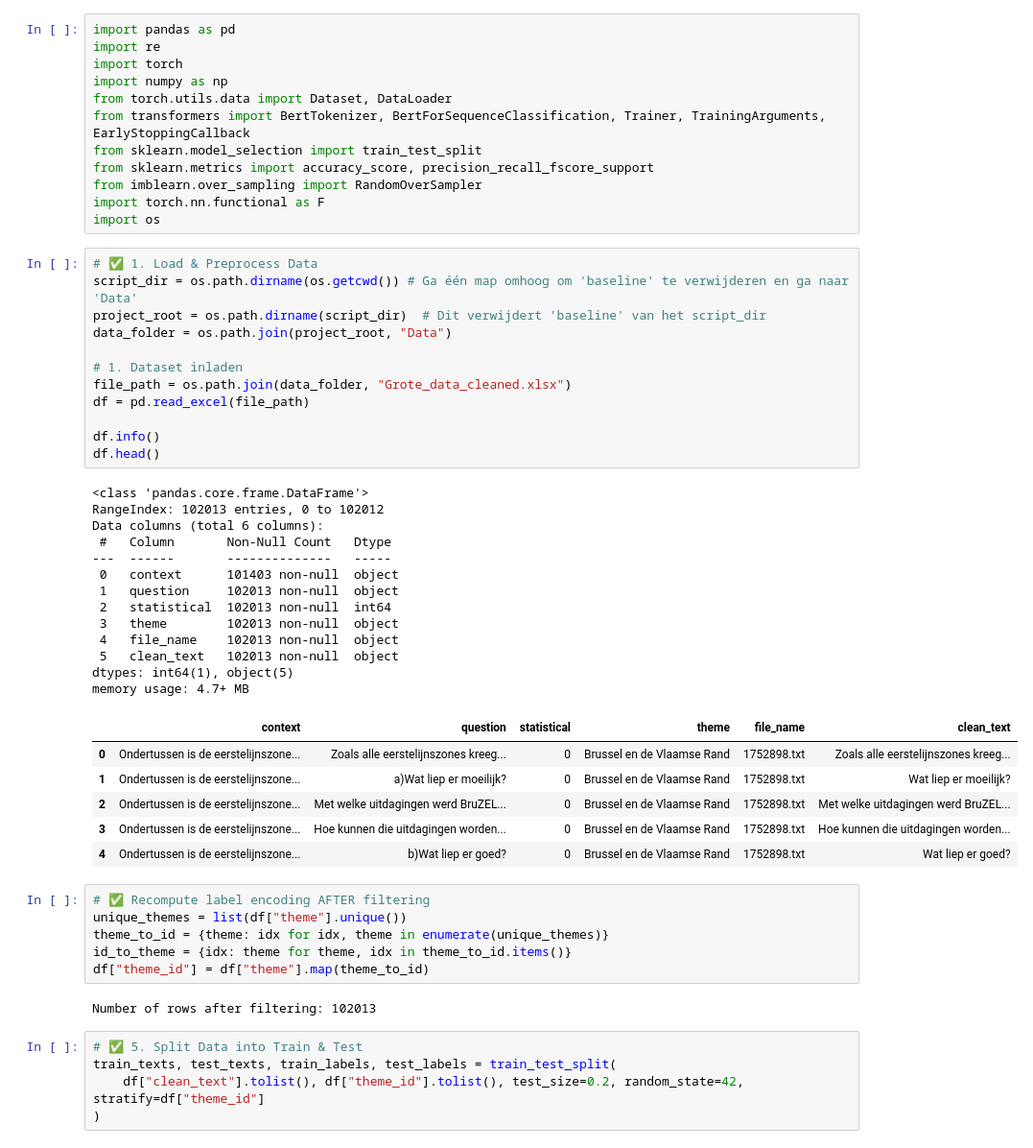
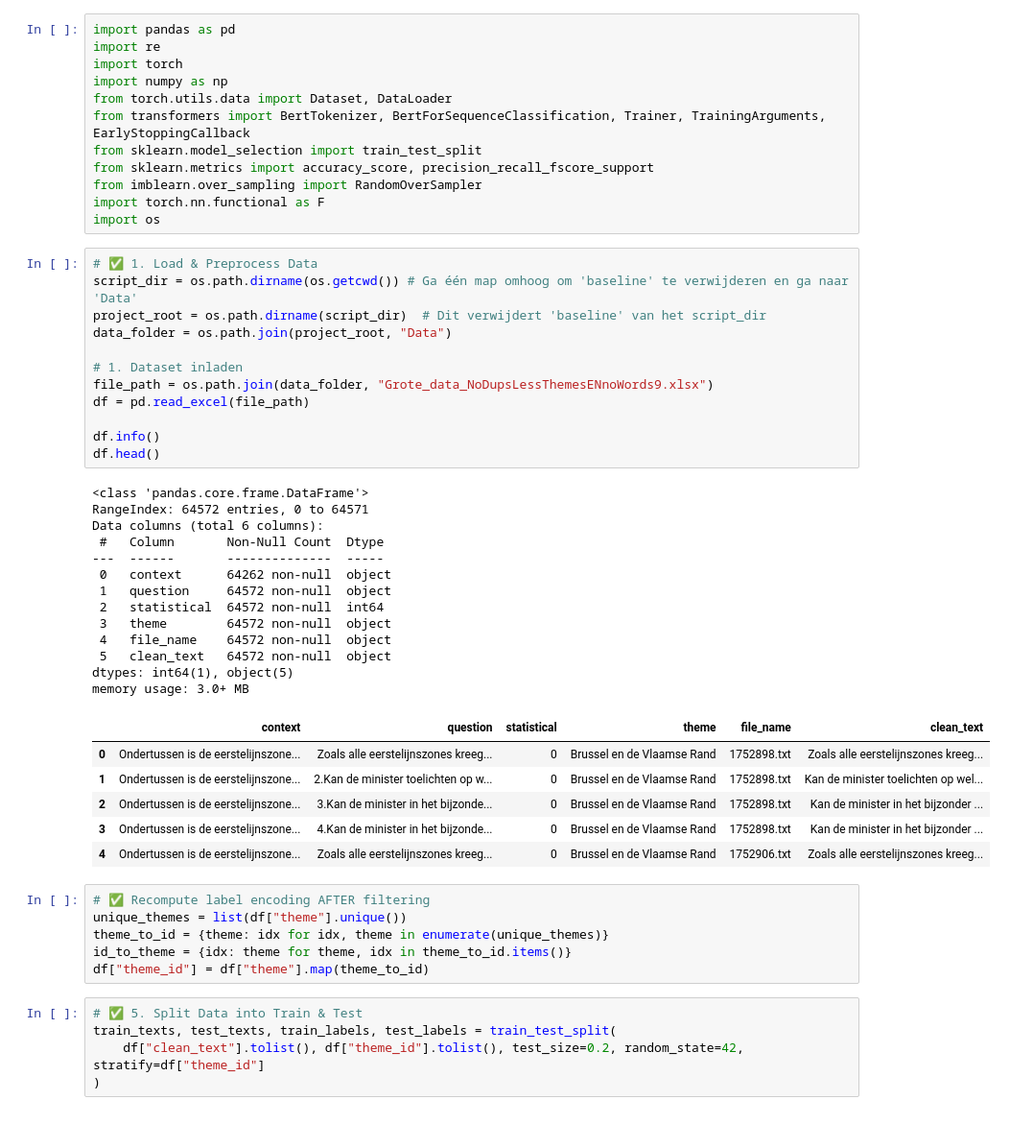
Before and after one commit to Corrie09/IdentifyingAndClassifying-Dutch-Statistical-Questions, a Jupyter notebook: BERT_Classifiers/GroNLP/Bert_Classifier_GroNLPImprove.ipynb, the cells around one changed output. Shown: that part at 96% size. Cells and saved outputs as stored; diff of their text form.

```diff
--- a/BERT_Classifiers/GroNLP/Bert_Classifier_GroNLPImprove.ipynb
+++ b/BERT_Classifiers/GroNLP/Bert_Classifier_GroNLPImprove.ipynb
@@ -15,43 +15,41 @@ import os
 # %%
 # ✅ 1. Load & Preprocess Data
 script_dir = os.path.dirname(os.getcwd()) # Ga één map omhoog om 'baseline' te verwijderen en ga naar 'Data'
 project_root = os.path.dirname(script_dir)  # Dit verwijdert 'baseline' van het script_dir
 data_folder = os.path.join(project_root, "Data")
 
 # 1. Dataset inladen
-file_path = os.path.join(data_folder, "Grote_data_cleaned.xlsx")
+file_path = os.path.join(data_folder, "Grote_data_NoDupsLessThemesENnoWords9.xlsx")
 df = pd.read_excel(file_path)
 
 df.info()
 df.head()
 # %% [output]
 <class 'pandas.core.frame.DataFrame'>
-RangeIndex: 102013 entries, 0 to 102012
+RangeIndex: 64572 entries, 0 to 64571
 Data columns (total 6 columns):
- #   Column       Non-Null Count   Dtype
----  ------       --------------   -----
- 0   context      101403 non-null  object
- 1   question     102013 non-null  object
- 2   statistical  102013 non-null  int64
- 3   theme        102013 non-null  object
- 4   file_name    102013 non-null  object
- 5   clean_text   102013 non-null  object
+ #   Column       Non-Null Count  Dtype
+---  ------       --------------  -----
+ 0   context      64262 non-null  object
+ 1   question     64572 non-null  object
+ 2   statistical  64572 non-null  int64
+ 3   theme        64572 non-null  object
+ 4   file_name    64572 non-null  object
+ 5   clean_text   64572 non-null  object
 dtypes: int64(1), object(5)
-memory usage: 4.7+ MB
+memory usage: 3.0+ MB
 |  | context | question | statistical | theme | file_name | clean_text |
 | 0 | Ondertussen is de eerstelijnszone... | Zoals alle eerstelijnszones kreeg... | 0 | Brussel en de Vlaamse Rand | 1752898.txt | Zoals alle eerstelijnszones kreeg... |
-| 1 | Ondertussen is de eerstelijnszone... | a)Wat liep er moeilijk? | 0 | Brussel en de Vlaamse Rand | 1752898.txt | Wat liep er moeilijk? |
-| 2 | Ondertussen is de eerstelijnszone... | Met welke uitdagingen werd BruZEL... | 0 | Brussel en de Vlaamse Rand | 1752898.txt | Met welke uitdagingen werd BruZEL... |
-| 3 | Ondertussen is de eerstelijnszone... | Hoe kunnen die uitdagingen worden... | 0 | Brussel en de Vlaamse Rand | 1752898.txt | Hoe kunnen die uitdagingen worden... |
-| 4 | Ondertussen is de eerstelijnszone... | b)Wat liep er goed? | 0 | Brussel en de Vlaamse Rand | 1752898.txt | Wat liep er goed? |
+| 1 | Ondertussen is de eerstelijnszone... | 2.Kan de minister toelichten op w... | 0 | Brussel en de Vlaamse Rand | 1752898.txt | Kan de minister toelichten op wel... |
+| 2 | Ondertussen is de eerstelijnszone... | 3.Kan de minister in het bijzonde... | 0 | Brussel en de Vlaamse Rand | 1752898.txt | Kan de minister in het bijzonder ... |
+| 3 | Ondertussen is de eerstelijnszone... | 4.Kan de minister in het bijzonde... | 0 | Brussel en de Vlaamse Rand | 1752898.txt | Kan de minister in het bijzonder ... |
+| 4 | Ondertussen is de eerstelijnszone... | Zoals alle eerstelijnszones kreeg... | 0 | Brussel en de Vlaamse Rand | 1752906.txt | Zoals alle eerstelijnszones kreeg... |
 # %%
 # ✅ Recompute label encoding AFTER filtering
 unique_themes = list(df["theme"].unique())
 theme_to_id = {theme: idx for idx, theme in enumerate(unique_themes)}
 id_to_theme = {idx: theme for theme, idx in theme_to_id.items()}
 df["theme_id"] = df["theme"].map(theme_to_id)
-# %% [output]
-Number of rows after filtering: 102013
 # %%
 # ✅ 5. Split Data into Train & Test
 train_texts, test_texts, train_labels, test_labels = train_test_split(
```
Also changed, not shown: parts of 3 cells of this notebook, 9 other files.
